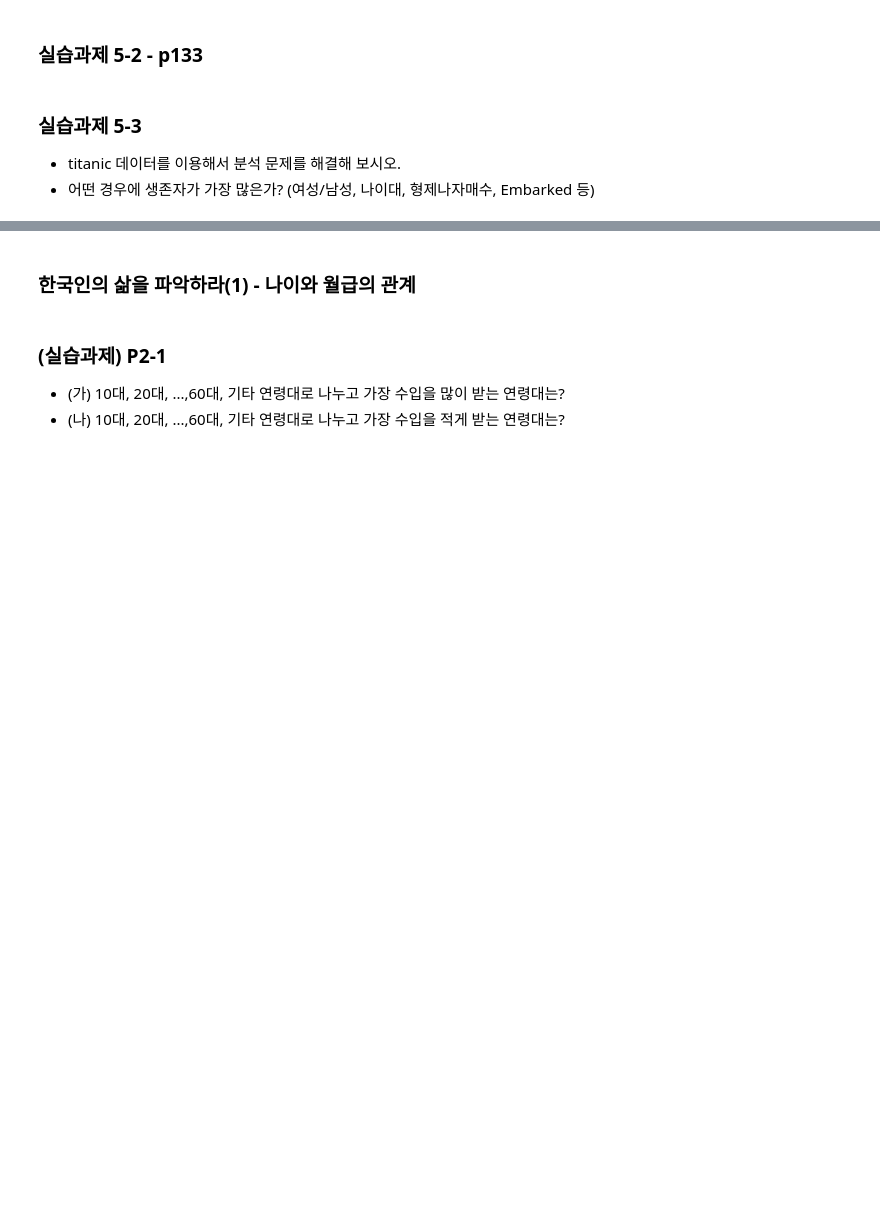
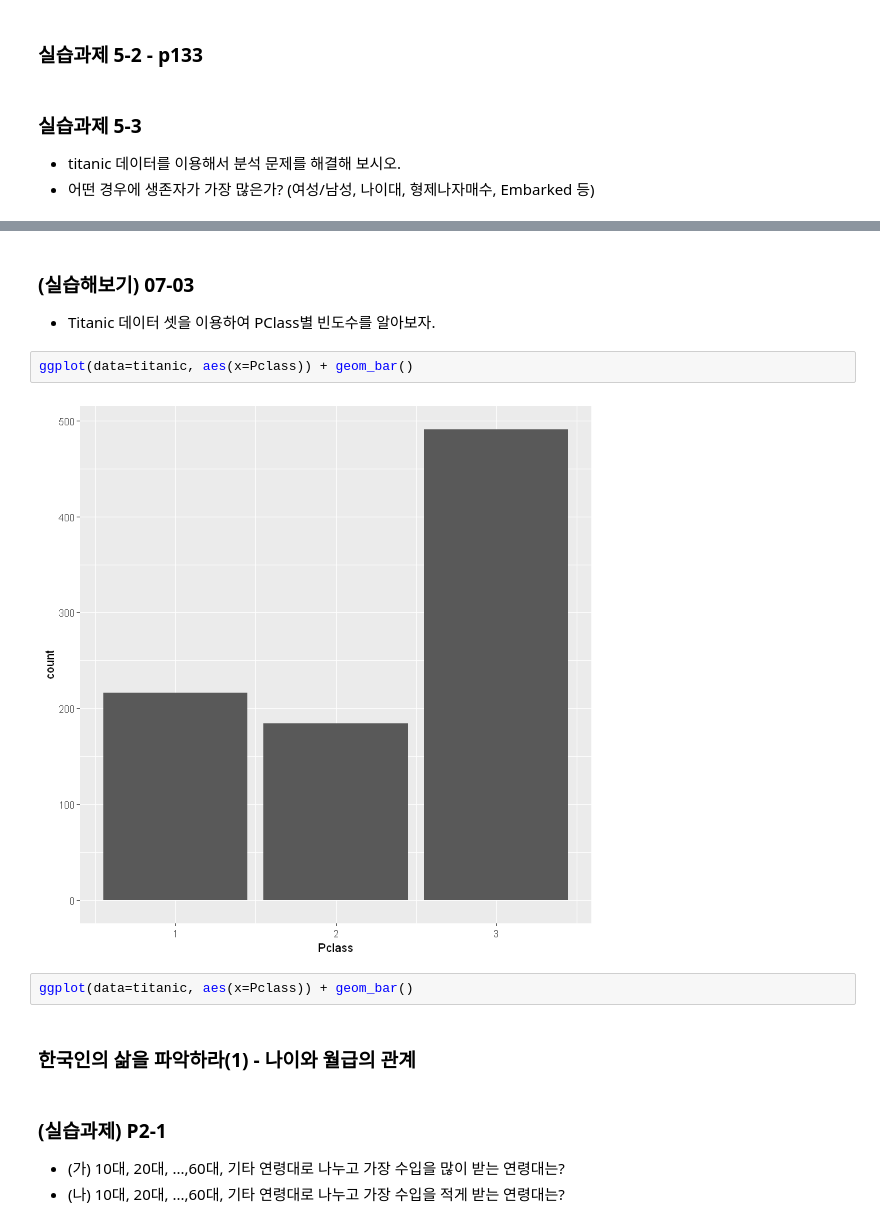
Before and after one commit to LDJWJ/RBasic, a Jupyter notebook: RProject_practice_withdoit.ipynb, the cells around one changed output, grey strips where cells are left out. Cells and saved outputs as stored; diff of their text form; blank space fills up the shorter version.

```diff
--- a/RProject_practice_withdoit.ipynb
+++ b/RProject_practice_withdoit.ipynb
@@ -90,3 +123,12 @@ head(dat,10)
+# %% [markdown]
+### (실습해보기) 07-03
+* Titanic 데이터 셋을 이용하여 PClass별 빈도수를 알아보자.
+# %%
+ggplot(data=titanic, aes(x=Pclass)) + geom_bar()
+# %% [output]
+[figure, added]
+# %%
+ggplot(data=titanic, aes(x=Pclass)) + geom_bar()
 # %% [markdown]
 ### 한국인의 삶을 파악하라(1) - 나이와 월급의 관계
 # %% [markdown]
```
Also changed, not shown: parts of 7 cells of this notebook, 2 other files.
